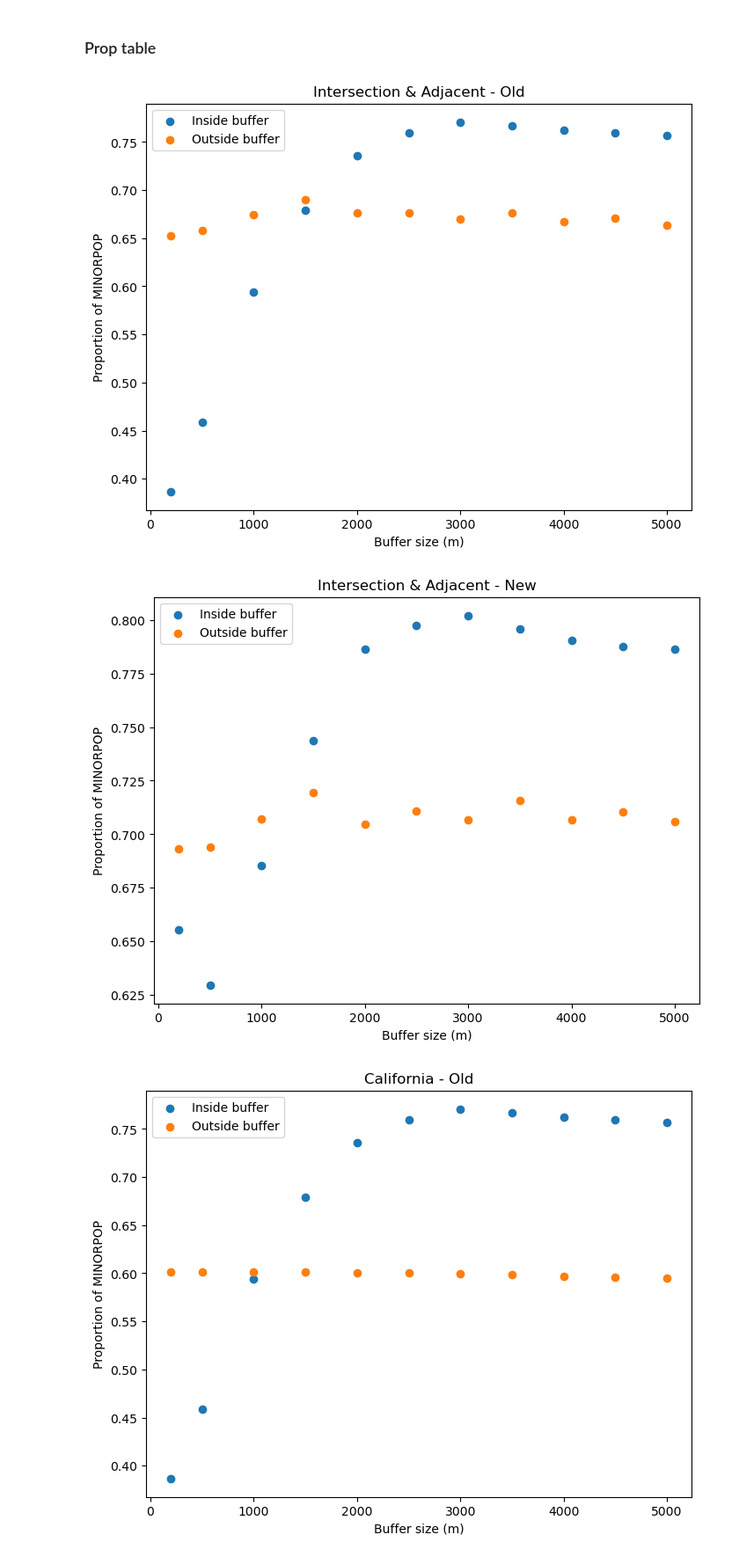
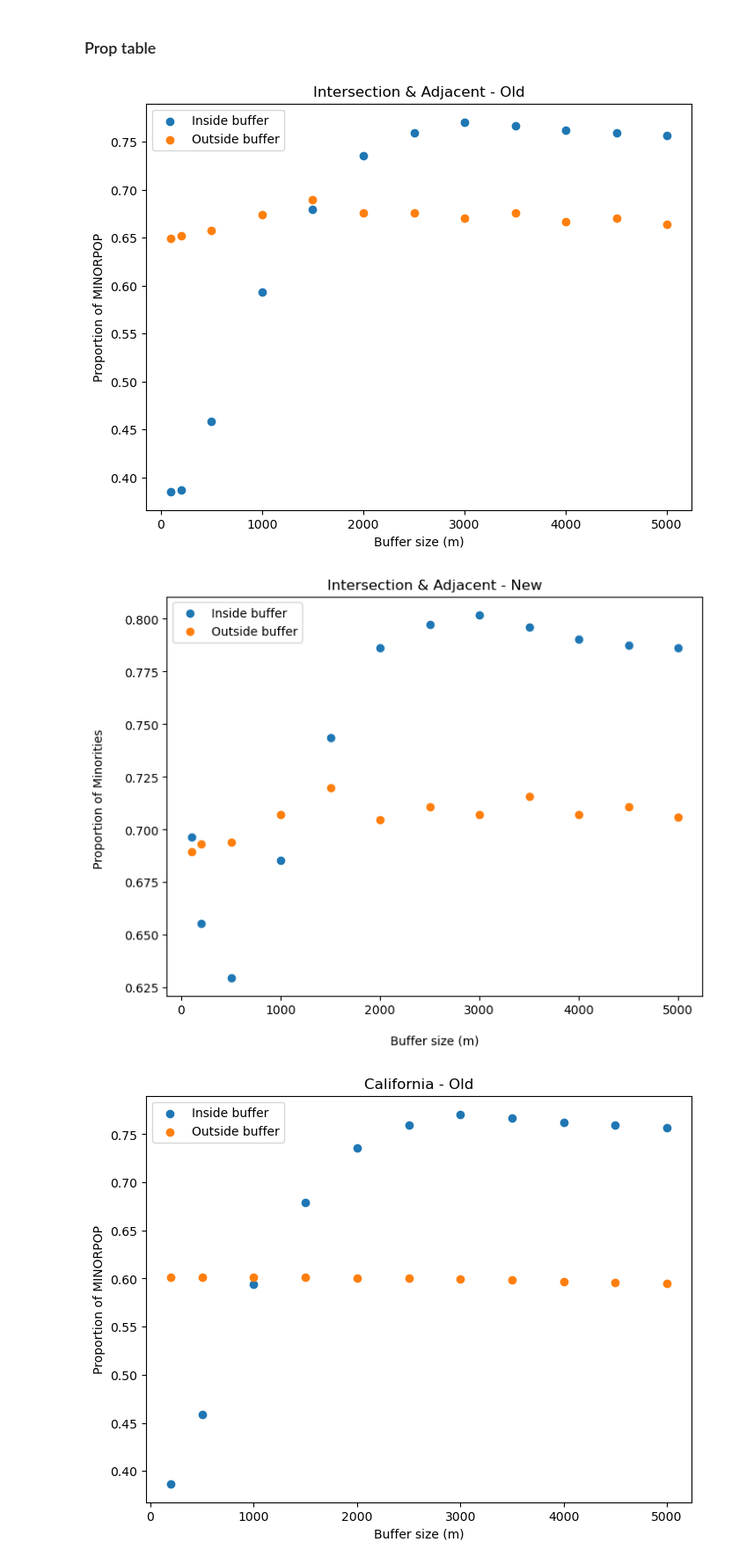
Before and after one commit to natebendermontana/capstone_rmi, a Jupyter notebook: bg_buffer_analysis.ipynb, the cells around one changed output. Shown: that part at 88% size. Saved outputs shown, nothing was run; the diff lists cells and outputs as text; code cells hidden in the pictures.

Commit message:
updates to plot

```diff
--- a/bg_buffer_analysis.ipynb
+++ b/bg_buffer_analysis.ipynb
@@ -465,18 +465,7 @@ def calculate_stats_adjacent(intersect_portions, social_df, buffer_size, analysi
 # %%
 # Comparison set: only intersected and intersect-adjacent BGs
 
-# buffer_sizes = [200, 400, 600, 800, 1000,
-#                 1200, 1400, 1600, 1800, 2000,
-#                 2200, 2400, 2600, 2800, 3000,
-#                 3200, 3400, 3600, 3800, 4000,
-#                 4200, 4400, 4600, 4800, 5000,
-#                 5200, 5400, 5600, 5800, 6000,
-#                 6200, 6400, 6600, 6800, 7000,
-#                 7200, 7400, 7600, 7800, 8000,
-#                 8200, 8400, 8600, 8800, 9000,
-#                 9200, 9400, 9600, 9800, 10000]
-
-buffer_sizes = [200, 500, 1000, 1500, 2000, 2500, 3000, 3500, 4000, 4500, 5000]
+buffer_sizes = [100, 200, 500, 1000, 1500, 2000, 2500, 3000, 3500, 4000, 4500, 5000]
 # buffer_sizes = [200]
 
 # initialize empty df
@@ -539,28 +529,28 @@ ax.legend()
 plt.title("Intersection & Adjacent - Old")
 plt.show()
 # %% [output]
-[figure, old version]
+[figure, new version]
 # %%
 # scatterplot of buffer props
 
 fig, ax = plt.subplots(figsize=(8, 6))
 ax.scatter(df_view_adjacent['buffer_size (m)'], df_view_adjacent['newinbuffer_prop'], label='Inside buffer')
 ax.scatter(df_view_adjacent['buffer_size (m)'], df_view_adjacent['newoutbuffer_prop'], label='Outside buffer')
 
 # Set xticks to the buffer sizes
 # xticks = [100, 400, 800, 1000, 1600, 2000]
 # ax.set_xticks(xticks)
 
 # Set xticklabels to the buffer sizes
 #xticklabels = [f"{b:,}" for b in xticks]
 #ax.set_xticklabels(xticklabels)
-ax.set_xlabel('Buffer size (m)')
-ax.set_ylabel('Proportion of MINORPOP')
+ax.set_xlabel('\nBuffer size (m)')
+ax.set_ylabel('Proportion of Minorities \n')
 ax.legend()
 plt.title("Intersection & Adjacent - New")
 plt.show()
 # %% [output]
-[figure, old version]
+[figure, new version]
 # %%
 # CA scatterplot of buffer props
 
```
Also changed, not shown: parts of 1 cell of this notebook.
